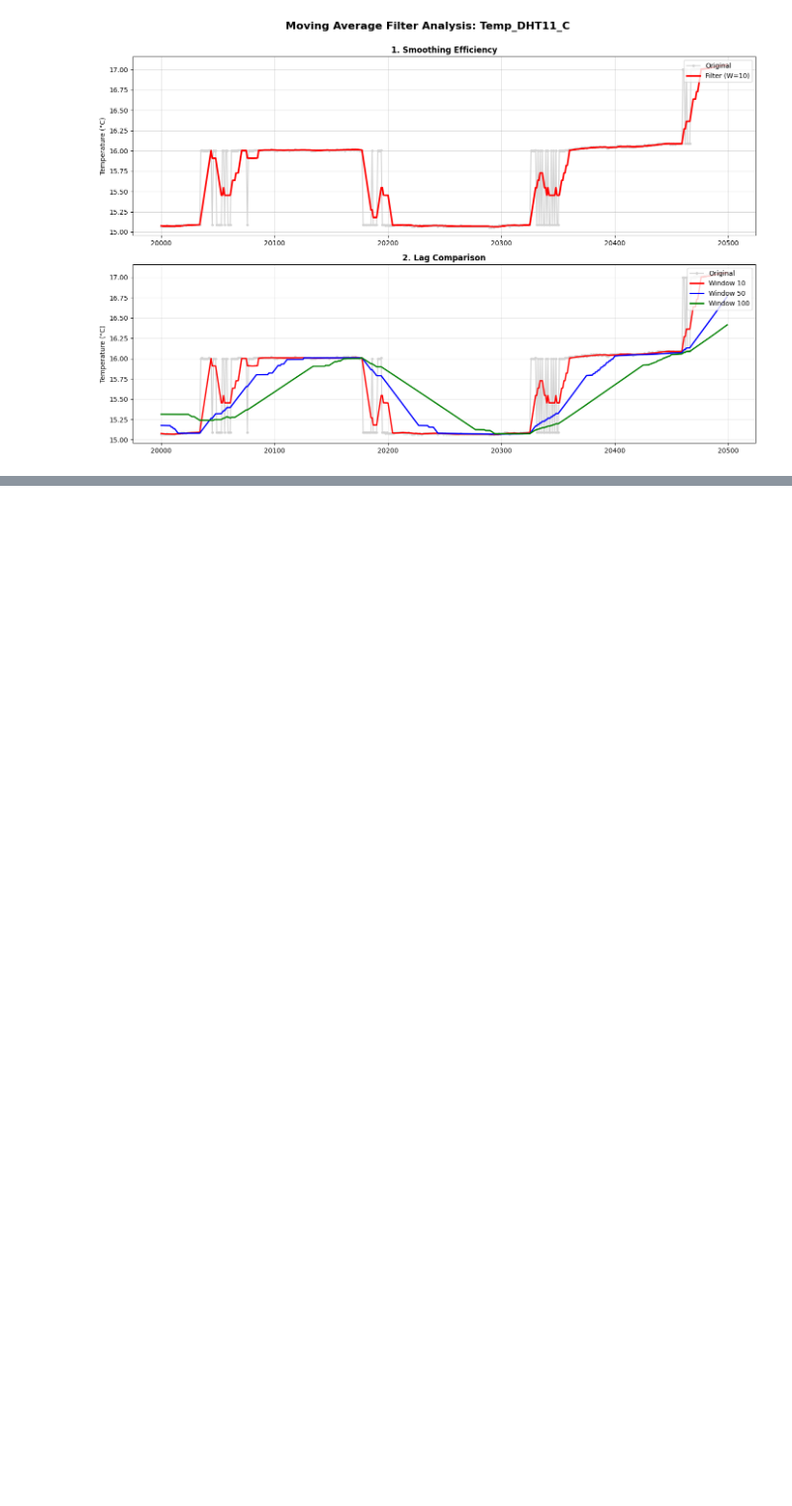
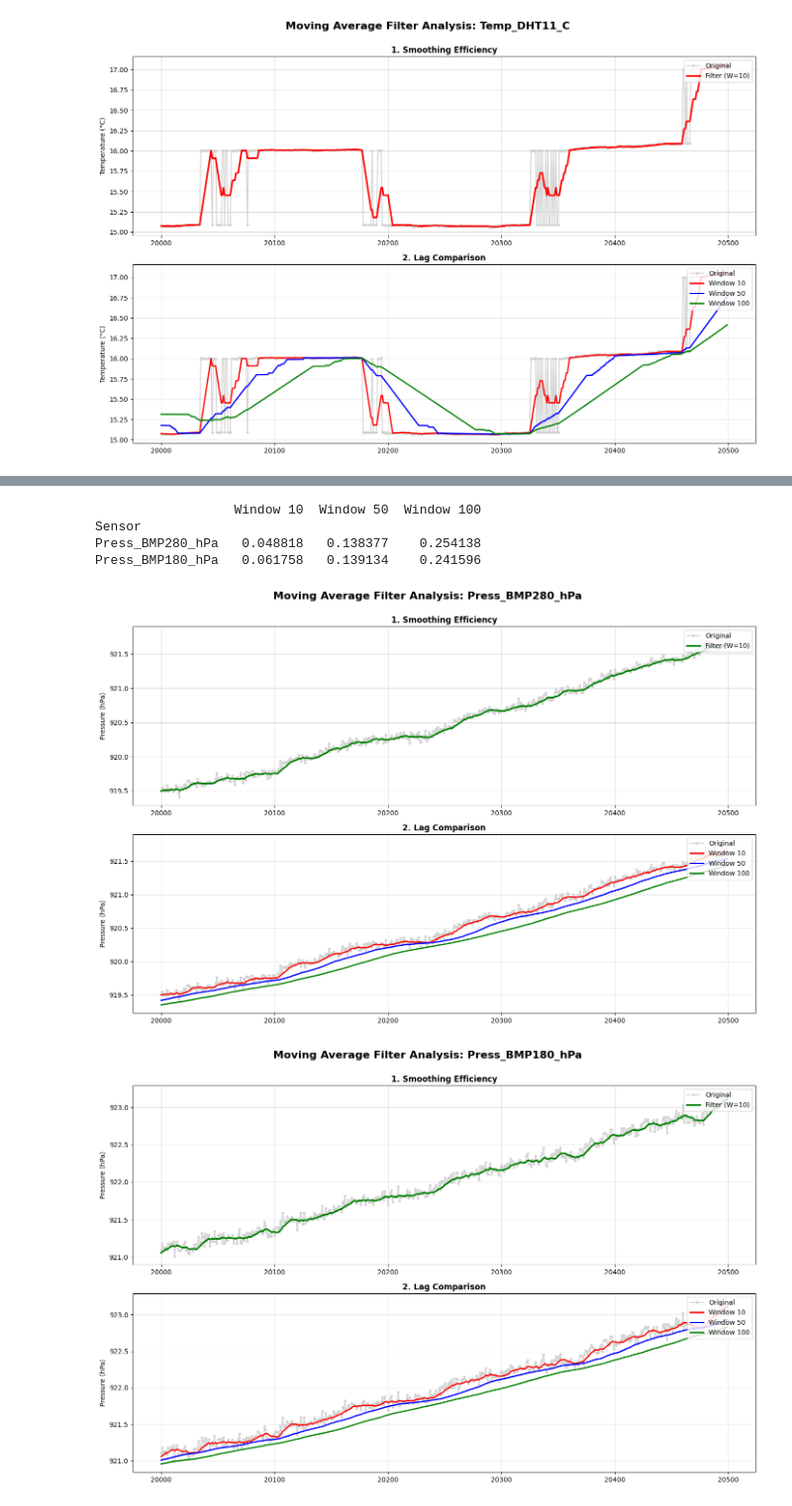
Before and after one commit to JonasSouza871/PolySense-Station-, a Jupyter notebook: Signal_Processing/Digital_Filters/Digital_Filter_Implementation_and_Comparison.ipynb, the cells around one changed output, grey strips where cells are left out. Shown at 99% size. Saved outputs shown, nothing was run; the diff lists cells and outputs as text; code cells hidden in the pictures; blank space fills up the shorter version.

```diff
--- a/Signal_Processing/Digital_Filters/Digital_Filter_Implementation_and_Comparison.ipynb
+++ b/Signal_Processing/Digital_Filters/Digital_Filter_Implementation_and_Comparison.ipynb
@@ -183,0 +324,62 @@ Temp_DHT11_C     0.236531   0.370702    0.510598
+# %%
+import matplotlib.pyplot as plt
+import numpy as np
+import pandas as pd
+
+pressure_sensors = [
+    'Press_BMP280_hPa', 'Press_BMP180_hPa' #all pressure sensors
+]
+
+test_windows = [10, 50, 100] #moving average window sizes to be evaluated
+zoom_start = 20000 #start index for the zoomed view
+zoom_end = 20500 #end index for the zoomed view (zoom window being 500 points)
+colors = ['red', 'blue', 'green'] #color of each window curve
+results = [] #list to store RMSE results
+
+for sensor in pressure_sensors: #for all sensors
+    result_row = {'Sensor': sensor} #name of each sensor
+    original = df[sensor]
+    for w in test_windows: #iterates through all windows
+        filtered = original.rolling(window=w, min_periods=1).mean() #applies rolling mean filter with current window size
+        mask = ~np.isnan(original) & ~np.isnan(filtered) #mask to exclude NaN values
+        rmse = np.sqrt(np.mean((original[mask] - filtered[mask])**2)) # RMSE calculation -> square root of average of (real value - filtered value)^2
+        result_row[f'Window {w}'] = rmse #stores RMSE value for the current window
+    results.append(result_row) #adds result to results list
+df_results = pd.DataFrame(results) #dataframe with results
+df_results.set_index('Sensor', inplace=True) #set sensor name as the index
+print(df_results) #shows result for each sensor
+
+for sensor in pressure_sensors: #for all sensors
+    df_zoom = df.iloc[zoom_start:zoom_end].copy() #create a data slice for the zoomed view (20000-20500)
+    df_zoom['Ideal_Filter'] = df[sensor].rolling(window=10, min_periods=1).mean().iloc[zoom_start:zoom_end] #zoom plot comparing original vs filtered for window of 10
+    fig, (ax1, ax2) = plt.subplots(2, 1, figsize=(14, 10)) #plot
+    fig.suptitle(f"Moving Average Filter Analysis: {sensor}", fontsize=16, fontweight='bold', y=0.95) #title
+
+    #subplot 1: zoomed view
+    ax1.plot(df_zoom.index, df_zoom[sensor], label='Original', color='lightgray', marker='o', markersize=3, linestyle='-')
+    ax1.plot(df_zoom.index, df_zoom['Ideal_Filter'], label='Filter (W=10)', color='green', linewidth=2.5)
+    ax1.set_title('1. Smoothing Efficiency', fontweight='bold')
+    ax1.set_ylabel('Pressure (hPa)')
+    ax1.legend(loc='upper right')
+    ax1.grid(True, alpha=0.5)
+    #subplot 2: comparison of different window sizes
+    ax2.plot(df_zoom.index, df_zoom[sensor], label='Original', color='lightgray', marker='o', markersize=3, linestyle='-')
+    for i, w in enumerate(test_windows): #for all declared windows
+        temp_filter = df[sensor].rolling(window=w, min_periods=1).mean() #applies rolling mean filter with current window size
+        filter_data_zoom = temp_filter.iloc[zoom_start:zoom_end]
+        ax2.plot(df_zoom.index, filter_data_zoom, label=f'Window {w}', color=colors[i], linewidth=2) #plots filtered data for each window
+
+    ax2.set_title('2. Lag Comparison', fontweight='bold')
+    ax2.set_ylabel('Pressure (hPa)')
+    ax2.legend(loc='upper right')
+    ax2.grid(True, alpha=0.3)
+
+    plt.tight_layout(rect=[0, 0.03, 1, 0.95])
+    plt.show()
+# %% [output]
+                  Window 10  Window 50  Window 100
+Sensor
+Press_BMP280_hPa   0.048818   0.138377    0.254138
+Press_BMP180_hPa   0.061758   0.139134    0.241596
+[figure, added]
+[figure, added]
```
Also changed, not shown: parts of 8 cells of this notebook.
